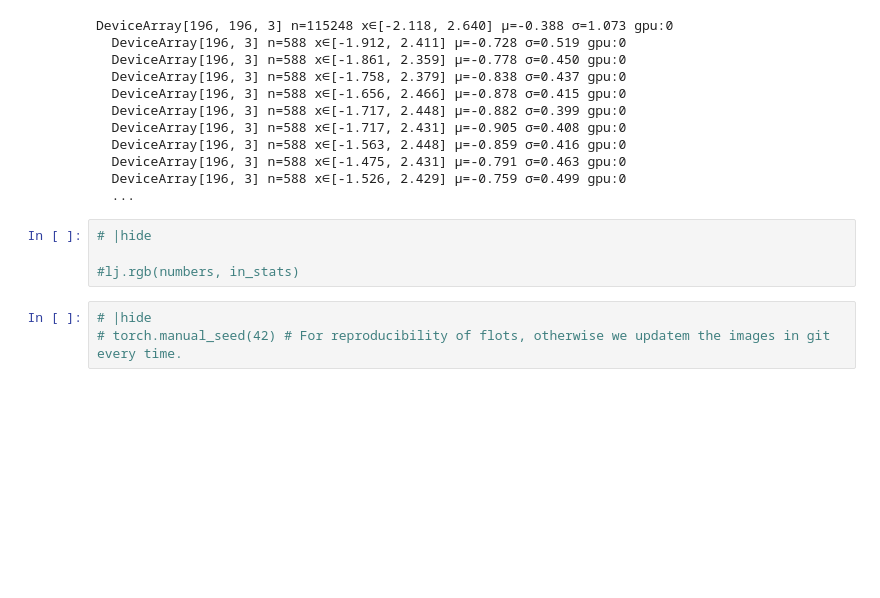
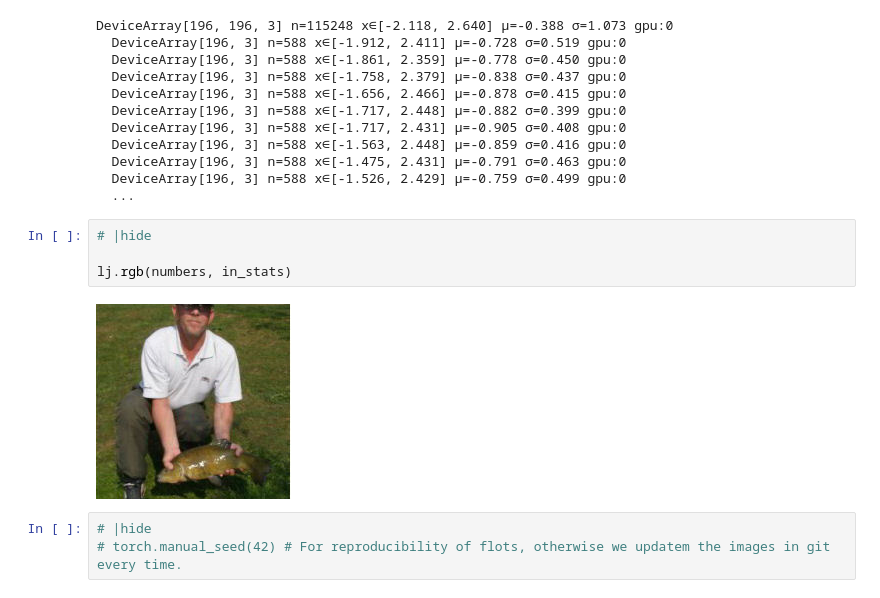
Before and after one commit to xl0/lovely-jax, a Jupyter notebook: nbs/index.ipynb, the cells around one changed output. Drawn from its saved outputs; the diff is of its cells as text; blank space fills up the shorter version.

```diff
--- a/nbs/index.ipynb
+++ b/nbs/index.ipynb
@@ -284,7 +288,9 @@ DeviceArray[196, 196, 3] n=115248 x∈[-2.118, 2.640] μ=-0.388 σ=1.073 gpu:0
 # %%
 # |hide
 
-#lj.rgb(numbers, in_stats)
+lj.rgb(numbers, in_stats)
+# %% [output]
+[figure, added]
 # %%
 # |hide
 # torch.manual_seed(42) # For reproducibility of flots, otherwise we updatem the images in git every time.
```
Also changed, not shown: parts of 3 cells of this notebook, 8 other files.
